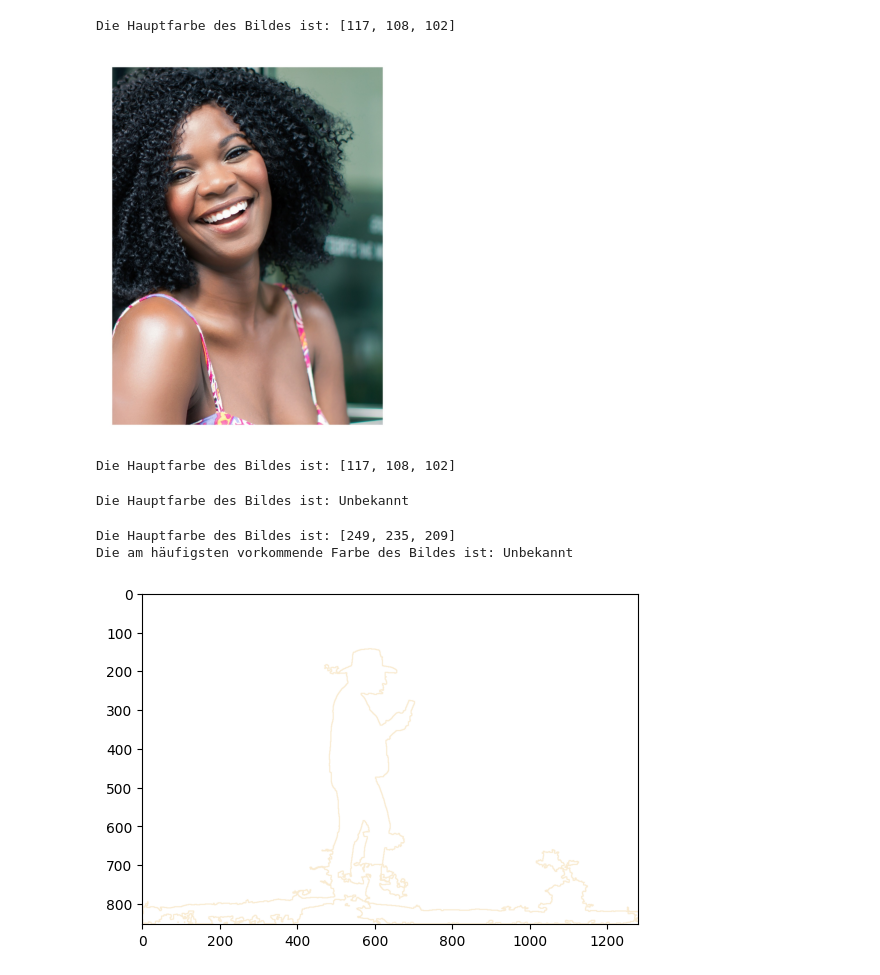
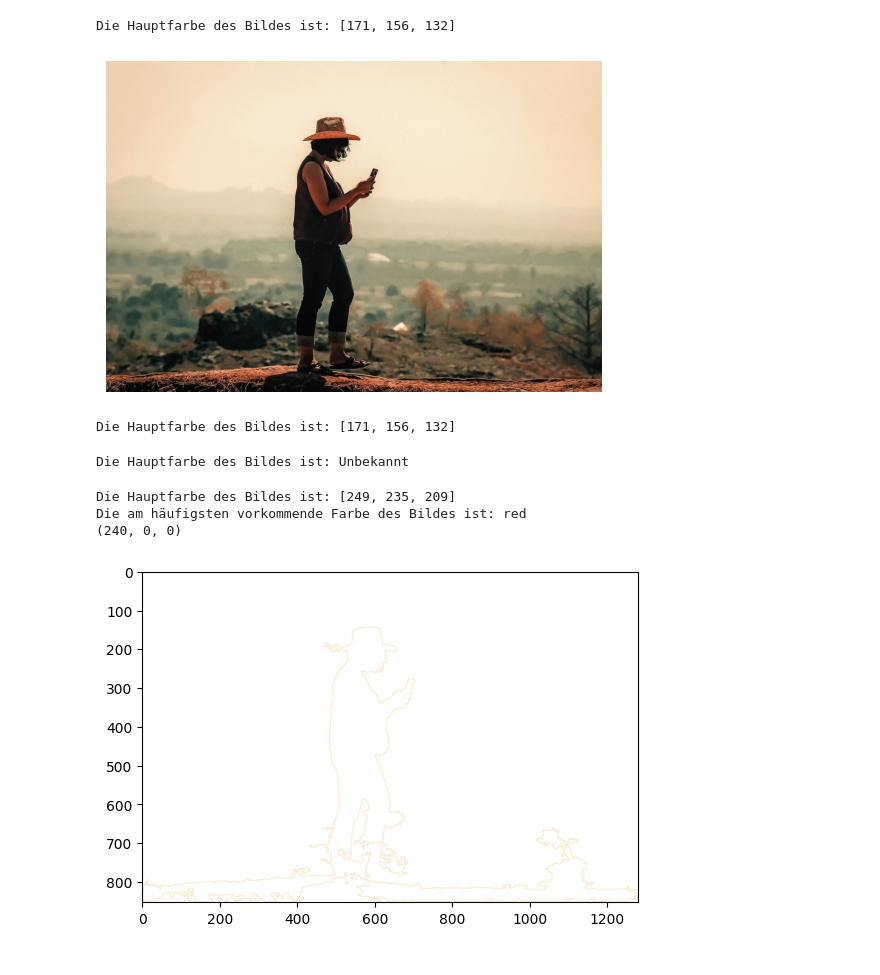
Before and after one commit to uol-mediaprocessing-2023-2024-classroom/project-line-art, a Jupyter notebook: dokumentary/TaleaColorForSegments.ipynb, the cells around one changed output. Cells and saved outputs as stored; diff of their text form; code cells hidden in the pictures.

```diff
--- a/dokumentary/TaleaColorForSegments.ipynb
+++ b/dokumentary/TaleaColorForSegments.ipynb
@@ -8,37 +8,37 @@ def get_main_color(image_path):
      # Bild öffnen
     image = io.imread(image_path)
 
     # Bild in ein NumPy-Array konvertieren
     image_array = np.array(image)
 
     # Die Form des Arrays ändern, um die Pixel als Flachliste zu erhalten
     flattened_image_array = image_array.reshape((-1, 3))
 
     # Die Hauptfarbe finden, indem der Durchschnitt der RGB-Werte berechnet wird
     main_color = np.mean(flattened_image_array, axis=0)
 
     # Konvertiere die Hauptfarbe in eine Liste von Ganzzahlen
     main_color_list = main_color.astype(int).tolist()
 
     print(f'Die Hauptfarbe des Bildes ist: {main_color_list}')
 
     return main_color_list
 
 # Beispielaufruf
-image_path = 'pictures/smile.jpg'
+image_path = 'pictures/woman.jpg'
 main_color = get_main_color(image_path)
 
 # Anzeigen des Bildes
 image = Image.open(image_path)
 plt.imshow(image)
 plt.axis('off')
 plt.show()
 
 print(f'Die Hauptfarbe des Bildes ist: {main_color}')
 # %% [output]
-Die Hauptfarbe des Bildes ist: [117, 108, 102]
+Die Hauptfarbe des Bildes ist: [171, 156, 132]
-[figure, old version]
+[figure, new version]
-Die Hauptfarbe des Bildes ist: [117, 108, 102]
+Die Hauptfarbe des Bildes ist: [171, 156, 132]
 # %%
 from PIL import Image
 import numpy as np
@@ -101,13 +101,18 @@ def get_color_name(rgb_values):
 # Beispielaufruf
 image_path = 'pictures/woman.jpg'
 most_common_color = get_most_common_color(image_path)
-color_name = get_color_name(most_common_color)
+color_name = get_color_name([255,0,0])
 
 print(f'Die Hauptfarbe des Bildes ist: {most_common_color}')
 print(f'Die am häufigsten vorkommende Farbe des Bildes ist: {color_name}')
+
+newColor = '#FF0000'
+rgb_color = tuple(int(newColor[i:i+2], 16) for i in (2, 4, 6))
+print(rgb_color)
 # %% [output]
 Die Hauptfarbe des Bildes ist: [249, 235, 209]
-Die am häufigsten vorkommende Farbe des Bildes ist: Unbekannt
+Die am häufigsten vorkommende Farbe des Bildes ist: red
+(240, 0, 0)
 # %%
 import cv2
 import numpy as np
```
Also changed, not shown: 1 other file.
